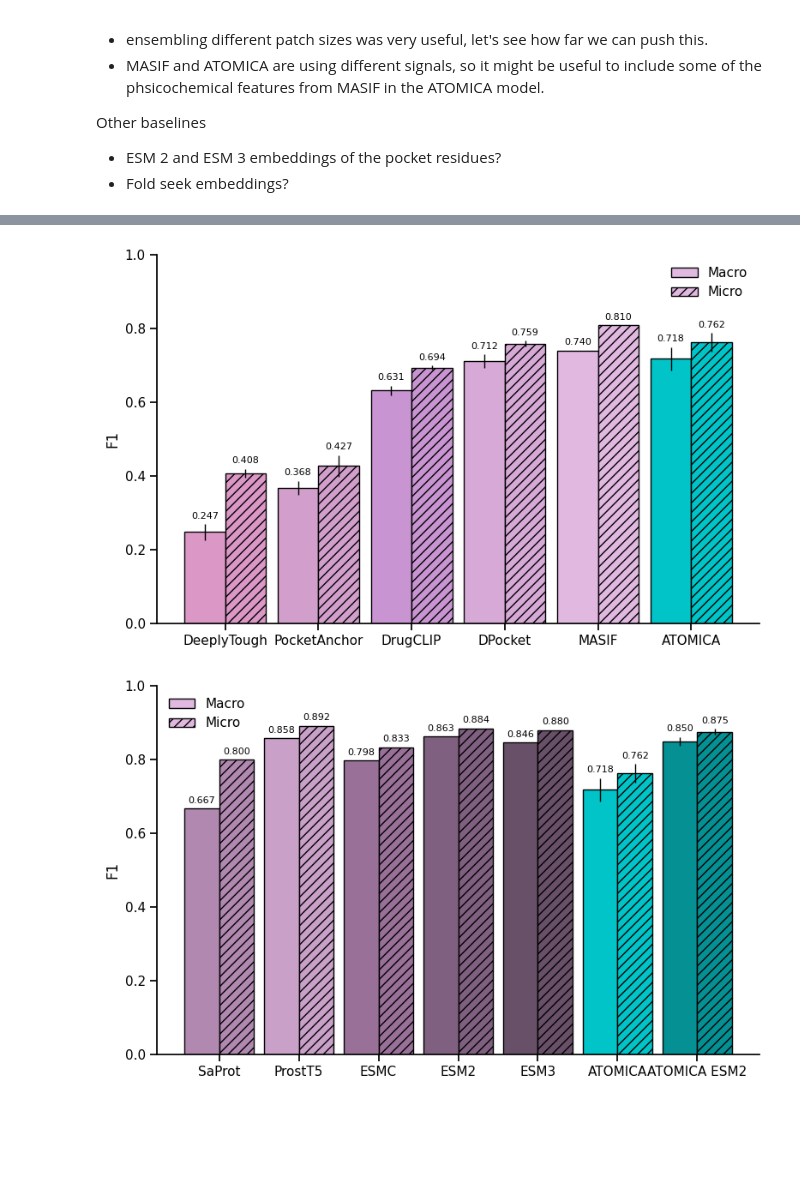
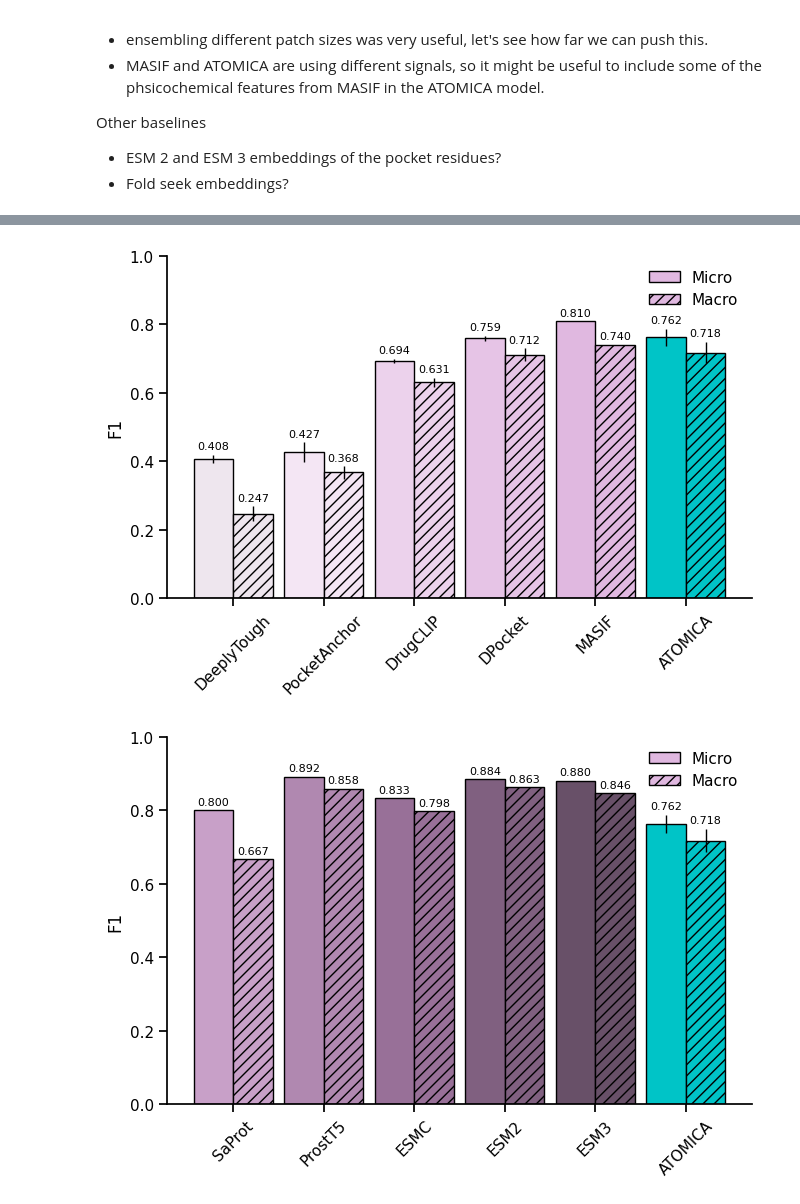
Before and after one commit to mims-harvard/ATOMICA, a Jupyter notebook: case_studies/masif_ligand_benchmark/results.ipynb, the cells around one changed output, grey strips where cells are left out. Drawn from its saved outputs; the diff is of its cells as text; code cells hidden in the pictures; blank space fills up the shorter version.

Commit message:
finalized rnaglib results and masif results

```diff
--- a/case_studies/masif_ligand_benchmark/results.ipynb
+++ b/case_studies/masif_ligand_benchmark/results.ipynb
@@ -312,12 +368,12 @@ RESULTS_DICT['SaProt'] = (saprot, saprot_ensemble)
 # %% [output]
 Accuracy: SaProt ensemble 0.8000, no ensemble 0.8065
 # %%
-data_file = f"{BASELINE_DIR}/MASIF/models/prostt5/embeddings/masif_ligand_pdbs_8A_pocket_only_test_aa.parquet"
+data_file = f"{BASELINE_DIR}/models/prostt5/embeddings/masif_ligand_pdbs_8A_pocket_only_test_aa.parquet"
 data_df = pd.read_parquet(data_file)
 
 prostt5_list = []
 for seed in range(5):
-    with open(f"{BASELINE_DIR}/prostt5/prostt5_mlp_dist_finaldim64_dropout0.3_lr1e-3/seed{seed}/test_predictions.json", "r") as f:
+    with open(f"{BASELINE_DIR}/models/prostt5/prostt5_mlp_dist_finaldim64_dropout0.3_lr1e-3/seed{seed}/test_predictions.json", "r") as f:
         prostt5_preds = json.load(f)
     results = {
         'id': data_df['id'],
@@ -896,9 +966,9 @@ metrics_ensemble_table_df = pd.DataFrame(ensemble_metrics_table)
 # %%
 colors = [
-    '#DB97C6',  # dusty pink
-    '#D29FCC',  # pink → lavender
-    '#C894D1',  # soft mauve
-    '#D6A9D6',  # lift into lavender (bridge to your set)
+    '#EEE6EE',
+    '#F4E6F4',
+    '#ECD2EC',
+    '#E6C4E6',
     '#E0B8E0',
     '#C8A0C8',
     '#B088B0',
@@ -906,25 +976,24 @@ colors = [
     '#806080',
     '#685068',
     atomica_color,
-    ensemble_color,
 ]
 
-models = ['DeeplyTough', 'PocketAnchor', 'DrugCLIP', 'DPocket', 'MASIF', 'ProstT5', 'SaProt', 'ESMC', 'ESM2', 'ESM3', 'ATOMICA', 'ATOMICA ESM2']
+models = ['DeeplyTough', 'PocketAnchor', 'DrugCLIP', 'DPocket', 'MASIF', 'SaProt', 'ProstT5', 'ESMC', 'ESM2', 'ESM3', 'ATOMICA']
 
 COLOR_SCHEME = dict(zip(models, colors))
 # %%
 def plot_metric(plot_df, metric):
-    fig, ax = plt.subplots(figsize=(10, 4.5))
+    fig, ax = plt.subplots(figsize=(8, 8*0.6))
 
     # Get unique metrics and models
     metrics_order = plot_df['Metric'].unique()
-    models = ['DeeplyTough', 'PocketAnchor', 'DrugCLIP', 'DPocket', 'MASIF', 'ProstT5', 'SaProt', 'ESMC', 'ESM2', 'ESM3', 'ATOMICA', 'ATOMICA ESM2']
+    models = ['DeeplyTough', 'PocketAnchor', 'DrugCLIP', 'DPocket', 'MASIF', 'SaProt', 'ProstT5', 'ESMC', 'ESM2', 'ESM3', 'ATOMICA']
     palette = [COLOR_SCHEME[m] for m in models]
 
     # Prepare data for plotting
     x_labels = [m.replace(f'_{metric}', '') for m in metrics_order]
     x = np.arange(len(x_labels))
-    width = 0.07 # Width of each bar
+    width = 0.08 # Width of each bar
     offsets = np.linspace(-width * (len(models) - 1) / 2, width * (len(models) - 1) / 2, len(models))
 
     # Plot bars with error bars
@@ -946,7 +1015,7 @@ def plot_metric(plot_df, metric):
     ax.set_ylabel(metric)
     ax.set_xlabel('')
 
-    plt.legend(bbox_to_anchor=(0.5, -0.15), loc='upper center', ncol=5, frameon=False)
+    plt.legend(bbox_to_anchor=(0.5, -0.15), loc='upper center', ncol=6, frameon=False)
     plt.tight_layout()
     ensemble_suffix = '' if 'Std' in plot_df.columns else '_ensemble'
     plt.savefig(f'figures/masif_ligand_benchmark_{metric.lower()}{ensemble_suffix}.svg', format='svg', bbox_inches='tight')
@@ -979,7 +1048,7 @@ for metric in ['AUPRC', 'AUROC', 'F1']:
 def plot_aggregate_metrics(plot_df, metric1, metric2, y_label,plm=False):
     # Get unique models in order
     if plm:
-        models = ['SaProt', 'ProstT5', 'ESMC', 'ESM2', 'ESM3', 'ATOMICA', 'ATOMICA ESM2']
+        models = ['SaProt', 'ProstT5', 'ESMC', 'ESM2', 'ESM3', 'ATOMICA']
         model_colors = [COLOR_SCHEME[m] for m in models]
     else:
         models = ['DeeplyTough', 'PocketAnchor', 'DrugCLIP', 'DPocket', 'MASIF', 'ATOMICA']
@@ -1016,7 +1085,7 @@ def plot_aggregate_metrics(plot_df, metric1, metric2, y_label,plm=False):
             f1_macro_stds.append(macro_vals['Std'].values[0] if len(macro_vals) > 0 else 0)
 
     # Create the plot
-    fig, ax = plt.subplots(figsize=(8, 5))
+    fig, ax = plt.subplots(figsize=(7, 5))
 
     # Plot bars side by side with error bars
     # f1_micro bars (left, solid)
@@ -1061,36 +1130,40 @@ def plot_aggregate_metrics(plot_df, metric1, metric2, y_label,plm=False):
         Rectangle((0, 0), 1, 1, facecolor='#E0B8E0', edgecolor='black', hatch='///', label=metric2)
     ]
     ax.legend(handles=legend_elements, loc='best', frameon=False)
+    # if plm:
+    #     ax.get_legend().remove()
 
     # Customize the plot
     ax.set_ylabel(y_label, fontsize=12)
     ax.set_xlabel('', fontsize=12)
     ax.set_ylim(0.0, 1.0)
     ax.set_xticks(x)
-    ax.set_xticklabels(models)
+    ax.set_xticklabels(models, rotation=45)
     sns.despine()
 
+    ensemble_suffix = '' if 'Std' in plot_df.columns else '_ensemble'
+
     plt.tight_layout()
-    plt.savefig(f'figures/masif_ligand_benchmark_aggregated_{metric1}_{metric2}.svg', format='svg', bbox_inches='tight')
+    plt.savefig(f'figures/masif_ligand_benchmark_aggregated_{metric1}_{metric2}_plm_{plm}{ensemble_suffix}.svg', format='svg', bbox_inches='tight')
     plt.show()
 # %%
 # Plot F1 Macro and Micro averages with error bars
 plot_df = metrics_table_df[
     metrics_table_df['Metric'].str.endswith('F1') &
     metrics_table_df['Metric'].str.contains('Avg')
 ].copy()
 
-plot_aggregate_metrics(plot_df, 'Macro', 'Micro', 'F1', plm=False)
-plot_aggregate_metrics(plot_df, 'Macro', 'Micro', 'F1', plm=True)
+plot_aggregate_metrics(plot_df, 'Micro', 'Macro', 'F1', plm=False)
+plot_aggregate_metrics(plot_df, 'Micro', 'Macro', 'F1', plm=True)
 
 
 plot_df = metrics_ensemble_table_df[
     metrics_ensemble_table_df['Metric'].str.endswith('F1') &
     metrics_ensemble_table_df['Metric'].str.contains('Avg')
 ].copy()
 
-plot_aggregate_metrics(plot_df, 'Macro', 'Micro', 'F1', plm=False)
-plot_aggregate_metrics(plot_df, 'Macro', 'Micro', 'F1', plm=True)
+plot_aggregate_metrics(plot_df, 'Micro', 'Macro', 'F1', plm=False)
+plot_aggregate_metrics(plot_df, 'Micro', 'Macro', 'F1', plm=True)
 # %% [output]
-[figure, old version]
+[figure, new version]
-[figure, old version]
+[figure, new version]
```
Also changed, not shown: parts of 16 cells of this notebook, 12 other files.
